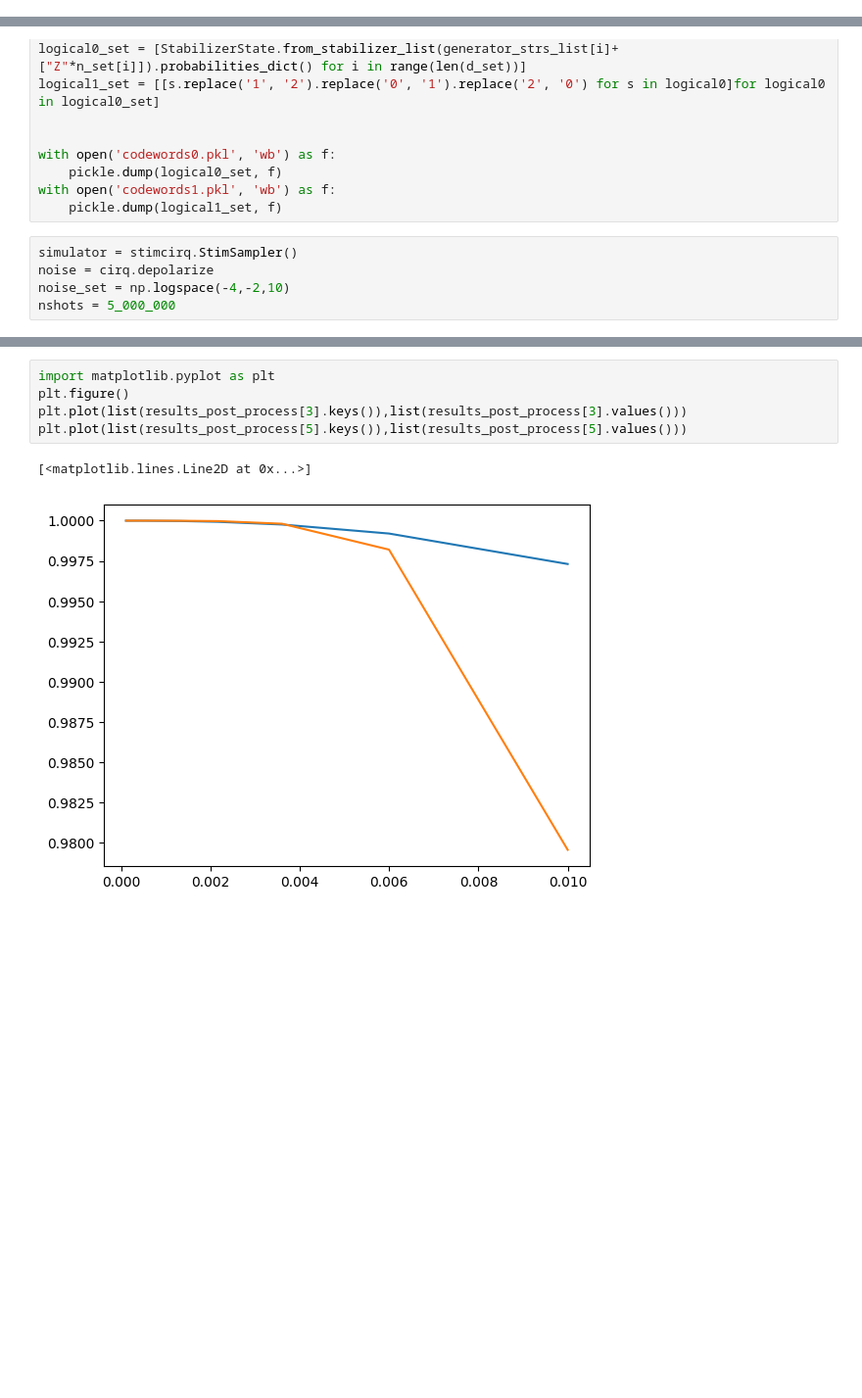
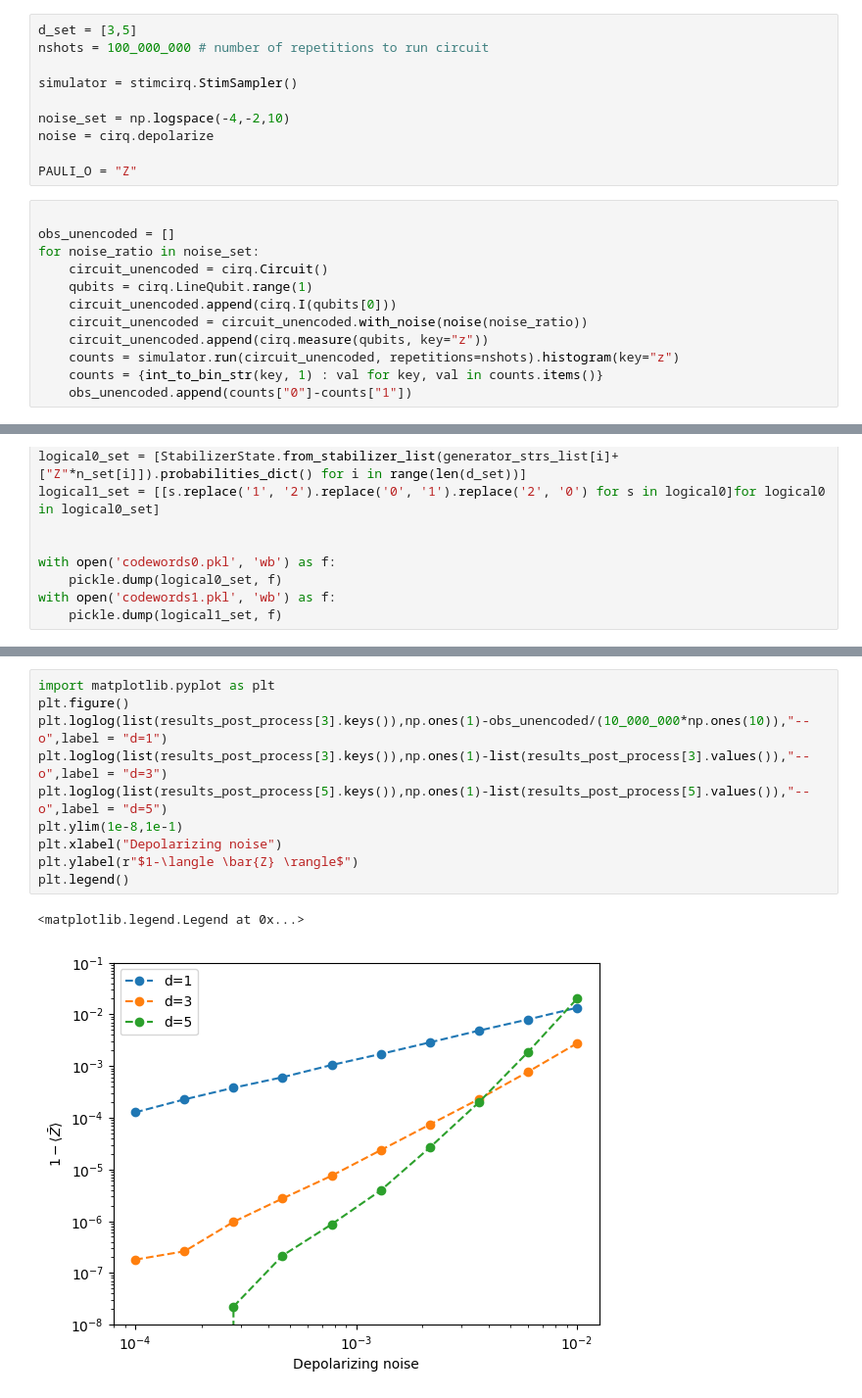
Before and after one commit to rmlarose/encoded, a Jupyter notebook: experiments/color/memory/simulator/scaling.ipynb, the cells around one changed output, grey strips where cells are left out. Shown: that part at 98% size. Saved outputs shown, nothing was run; the diff lists cells and outputs as text; blank space fills up the shorter version.

```diff
--- a/experiments/color/memory/simulator/scaling.ipynb
+++ b/experiments/color/memory/simulator/scaling.ipynb
@@ -251,0 +254,22 @@ obs_value
+# %%
+d_set = [3,5]
+nshots = 100_000_000 # number of repetitions to run circuit
+
+simulator = stimcirq.StimSampler()
+
+noise_set = np.logspace(-4,-2,10)
+noise = cirq.depolarize
+
+PAULI_O = "Z"
+# %%
+
+obs_unencoded = []
+for noise_ratio in noise_set:
+    circuit_unencoded = cirq.Circuit()
+    qubits = cirq.LineQubit.range(1)
+    circuit_unencoded.append(cirq.I(qubits[0]))
+    circuit_unencoded = circuit_unencoded.with_noise(noise(noise_ratio))
+    circuit_unencoded.append(cirq.measure(qubits, key="z"))
+    counts = simulator.run(circuit_unencoded, repetitions=nshots).histogram(key="z")
+    counts = {int_to_bin_str(key, 1) : val for key, val in counts.items()}
+    obs_unencoded.append(counts["0"]-counts["1"])
@@ -264,11 +290,6 @@ with open('codewords0.pkl', 'wb') as f:
     pickle.dump(logical0_set, f)
 with open('codewords1.pkl', 'wb') as f:
     pickle.dump(logical1_set, f)
-# %%
-simulator = stimcirq.StimSampler()
-noise = cirq.depolarize
-noise_set = np.logspace(-4,-2,10)
-nshots = 5_000_000
 # %%
 results_raw = {}
 results_post_process = {}
@@ -335,8 +356,13 @@ d = 5 noise = 0.01 expect = 0.9795680616542701
 # %%
 import matplotlib.pyplot as plt
 plt.figure()
-plt.plot(list(results_post_process[3].keys()),list(results_post_process[3].values()))
-plt.plot(list(results_post_process[5].keys()),list(results_post_process[5].values()))
+plt.loglog(list(results_post_process[3].keys()),np.ones(1)-obs_unencoded/(10_000_000*np.ones(10)),"--o",label = "d=1")
+plt.loglog(list(results_post_process[3].keys()),np.ones(1)-list(results_post_process[3].values()),"--o",label = "d=3")
+plt.loglog(list(results_post_process[5].keys()),np.ones(1)-list(results_post_process[5].values()),"--o",label = "d=5")
+plt.ylim(1e-8,1e-1)
+plt.xlabel("Depolarizing noise")
+plt.ylabel(r"$1-\langle \bar{Z} \rangle$")
+plt.legend()
 # %% [output]
-[<matplotlib.lines.Line2D at 0x...>]
+<matplotlib.legend.Legend at 0x...>
-[figure, old version]
+[figure, new version]
```
Also changed, not shown: parts of 8 cells of this notebook.
